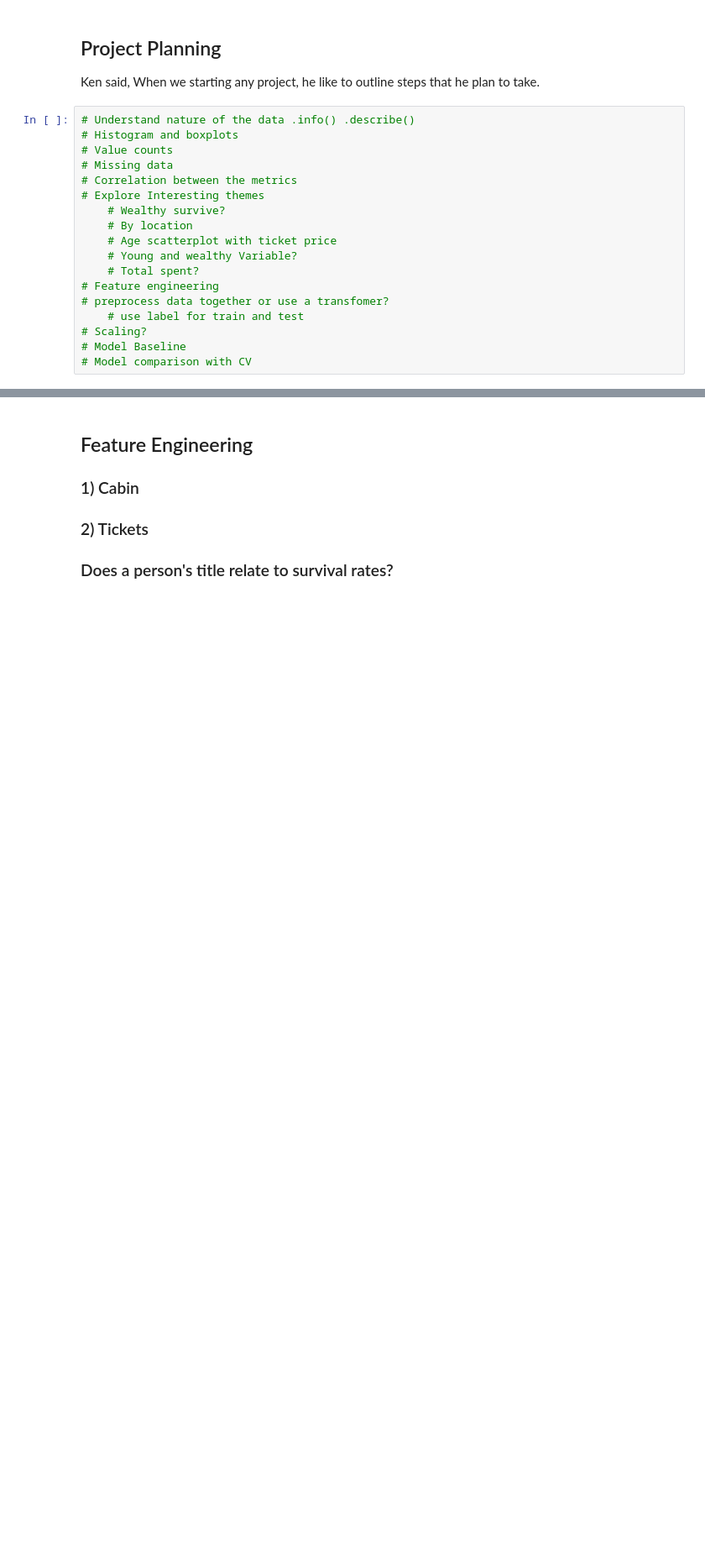
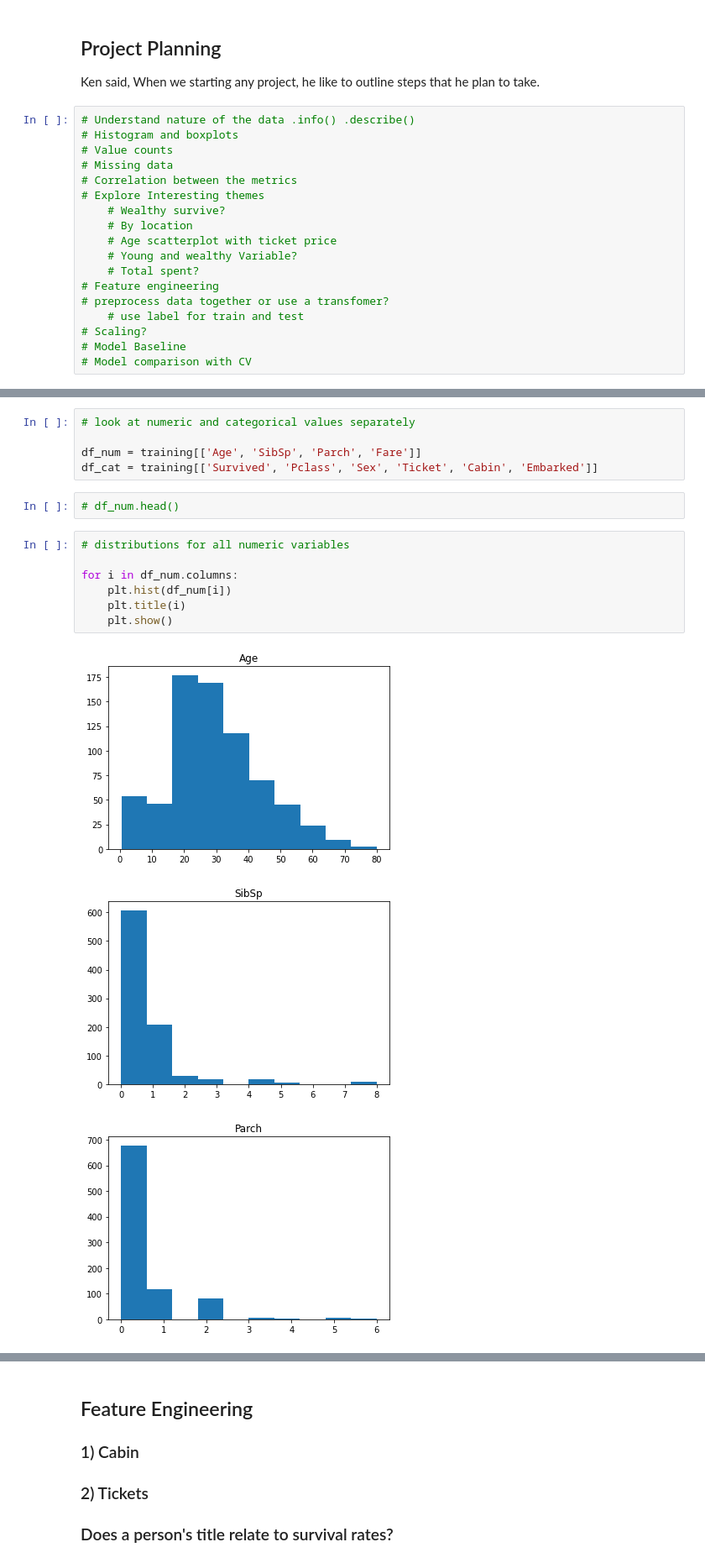
Before and after one commit to Steve-YJ/Explore-Kaggle, a Jupyter notebook: Day1_Titanic_Project_Example.ipynb, the cells around one changed output, grey strips where cells are left out. Shown: that part at 84% size. Cells and saved outputs as stored; diff of their text form; blank space fills up the shorter version.

```diff
--- a/Day1_Titanic_Project_Example.ipynb
+++ b/Day1_Titanic_Project_Example.ipynb
@@ -154,0 +219,18 @@ Ken said, When we starting any project, he like to outline steps that he plan to
+# %%
+# look at numeric and categorical values separately
+
+df_num = training[['Age', 'SibSp', 'Parch', 'Fare']]
+df_cat = training[['Survived', 'Pclass', 'Sex', 'Ticket', 'Cabin', 'Embarked']]
+# %%
+# df_num.head()
+# %%
+# distributions for all numeric variables
+
+for i in df_num.columns:
+    plt.hist(df_num[i])
+    plt.title(i)
+    plt.show()
+# %% [output]
+[figure, added]
+[figure, added]
+[figure, added]
```
Also changed, not shown: parts of 23 cells of this notebook.
